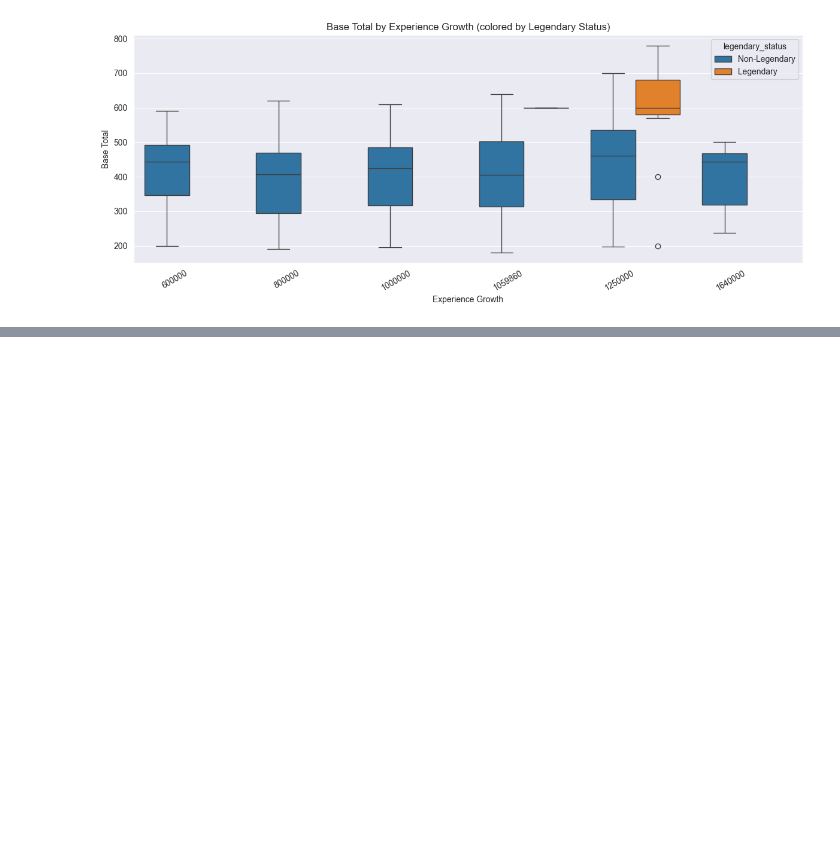
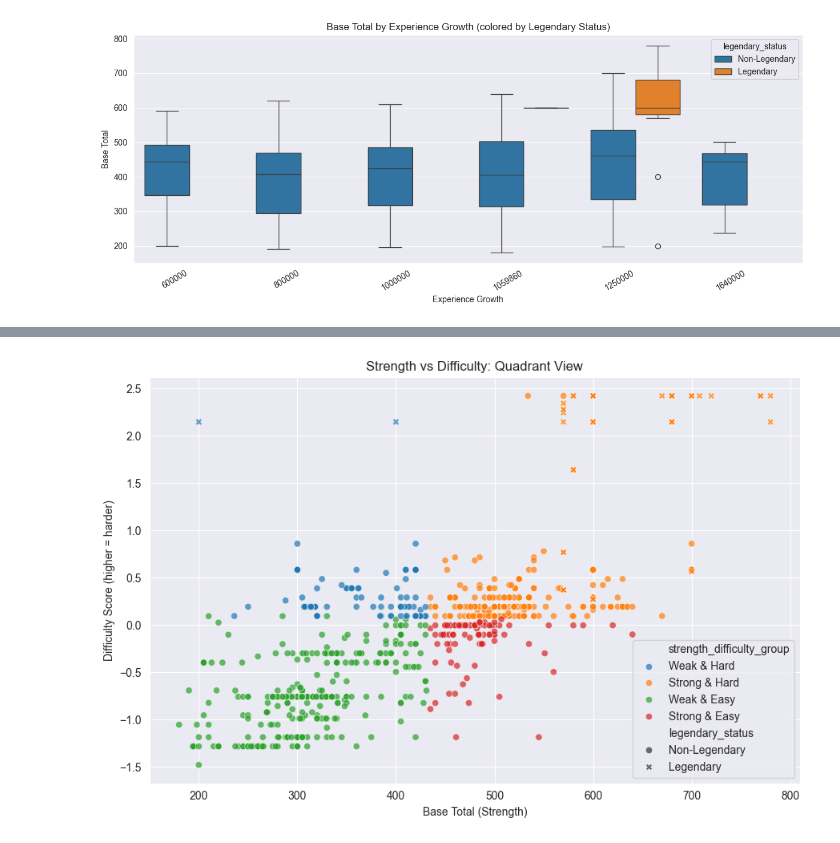
Before and after one commit to Barderus/pokemon-analysis, a Jupyter notebook: Notebooks/01 - New_EDA.ipynb, the cells around one changed output, grey strips where cells are left out. Cells and saved outputs as stored; diff of their text form; code cells hidden in the pictures; blank space fills up the shorter version.

```diff
--- a/Notebooks/01 - New_EDA.ipynb
+++ b/Notebooks/01 - New_EDA.ipynb
@@ -467,0 +575,14 @@ plt.show()
+# %%
+strength_med = df_diff["base_total"].median()
+difficulty_med = df_diff["difficulty_score"].median()
+
+def label_quadrant(row):
+    strong = row["base_total"] >= strength_med
+    hard = row["difficulty_score"] >= difficulty_med
+    if strong and hard:
+        return "Strong & Hard"
+    if strong and not hard:
+        return "Strong & Easy"
+    if not strong and hard:
+        return "Weak & Hard"
+    return "Weak & Easy"
@@ -467,0 +599,17 @@ plt.show()
+# %%
+plt.figure(figsize=(9, 6))
+sns.scatterplot(
+    data=df_diff,
+    x="base_total",
+    y="difficulty_score",
+    hue="strength_difficulty_group",
+    style="legendary_status",
+    alpha=0.7
+)
+plt.title("Strength vs Difficulty: Quadrant View")
+plt.xlabel("Base Total (Strength)")
+plt.ylabel("Difficulty Score (higher = harder)")
+plt.tight_layout()
+plt.show()
+# %% [output]
+[figure, added]
```
Also changed, not shown: parts of 15 cells of this notebook.
